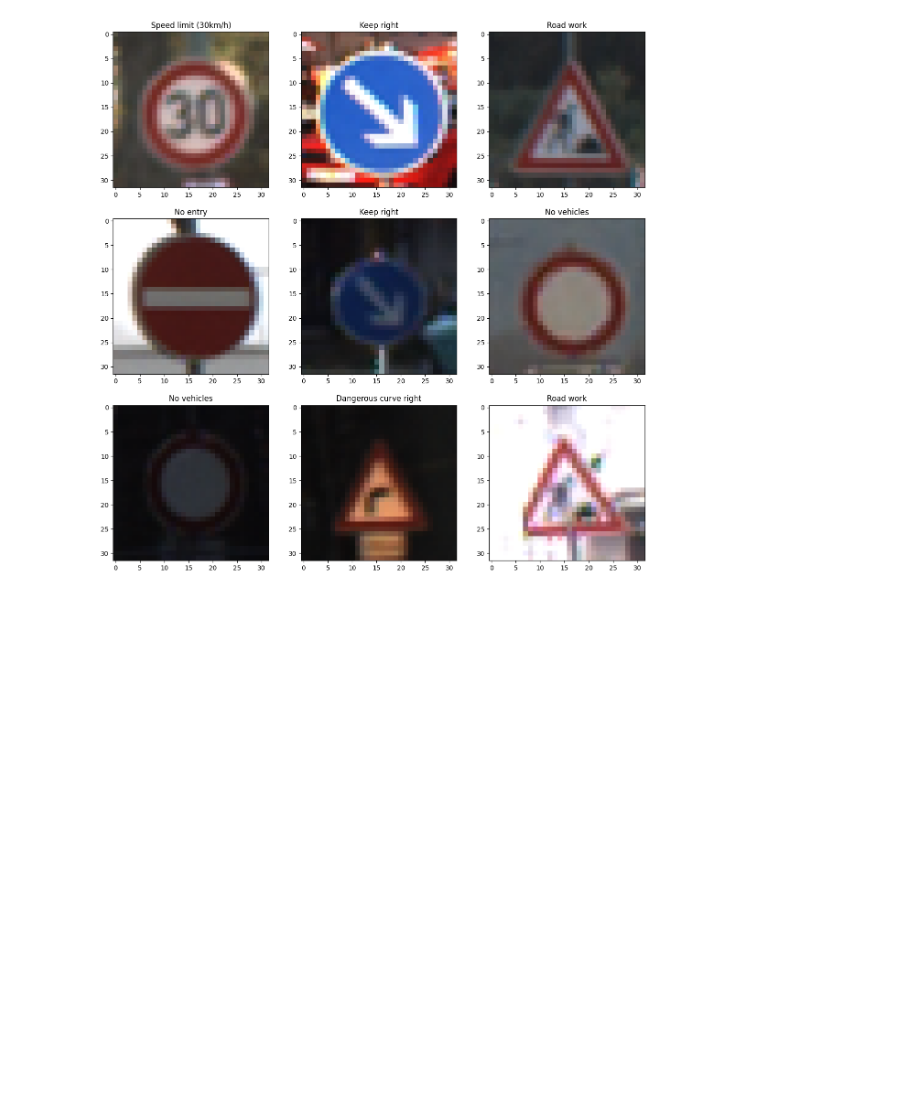
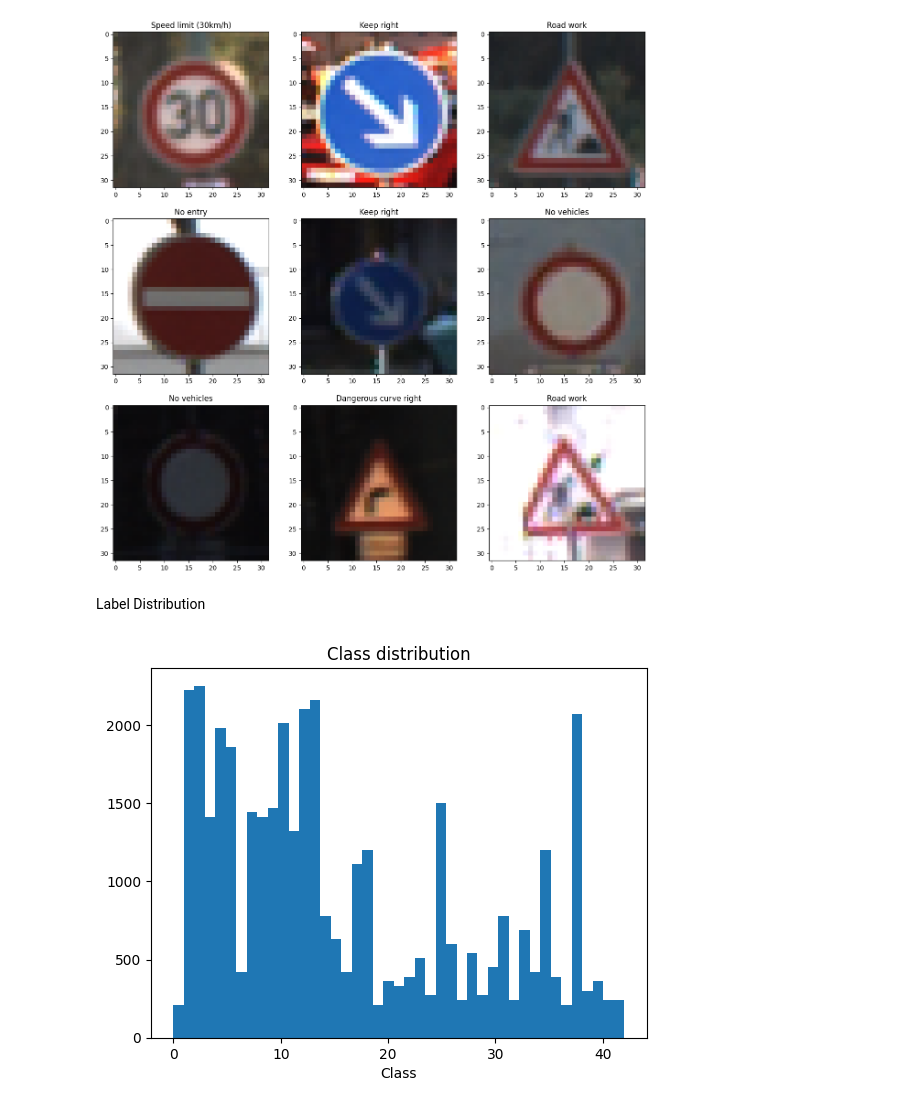
Before and after one commit to alvaroqsaldanha/Traffic-Sign-Classification, a Jupyter notebook: dataprofiling_notebook.ipynb, the cells around one changed output. Cells and saved outputs as stored; diff of their text form; code cells hidden in the pictures; blank space fills up the shorter version.

```diff
--- a/dataprofiling_notebook.ipynb
+++ b/dataprofiling_notebook.ipynb
@@ -90,3 +90,13 @@ for i, index in enumerate(random_idxs):
 plt.show()
 # %% [output]
 [figure]
+# %% [markdown]
+Label Distribution
+# %%
+fig, ax = plt.subplots()
+values, bins, patches = ax.hist(train_labels, num_classes)
+ax.set_xlabel('Class')
+ax.set_title('Class distribution')
+plt.show()
+# %% [output]
+[figure, added]
```
